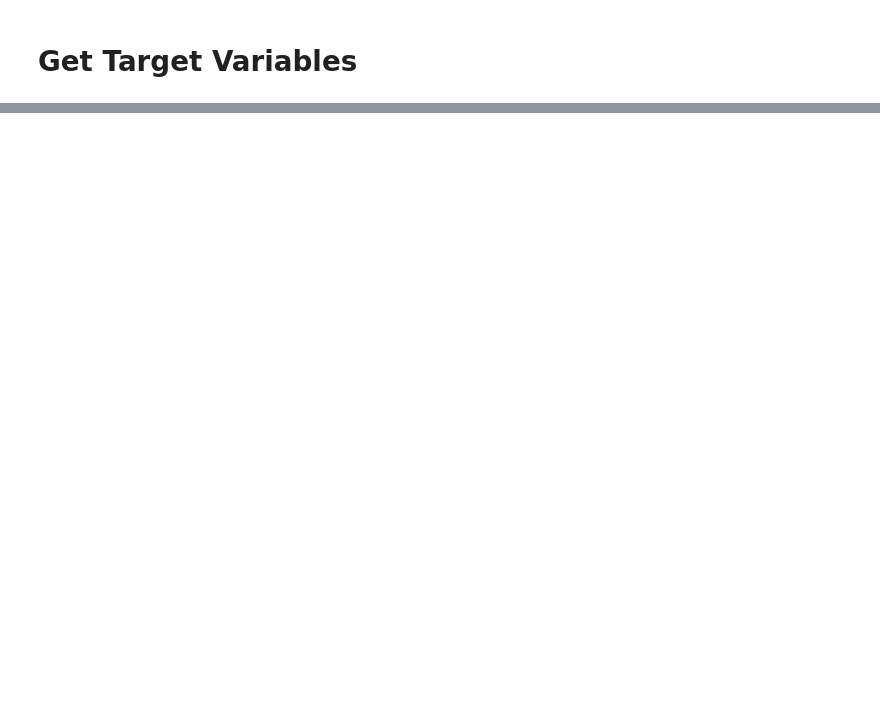
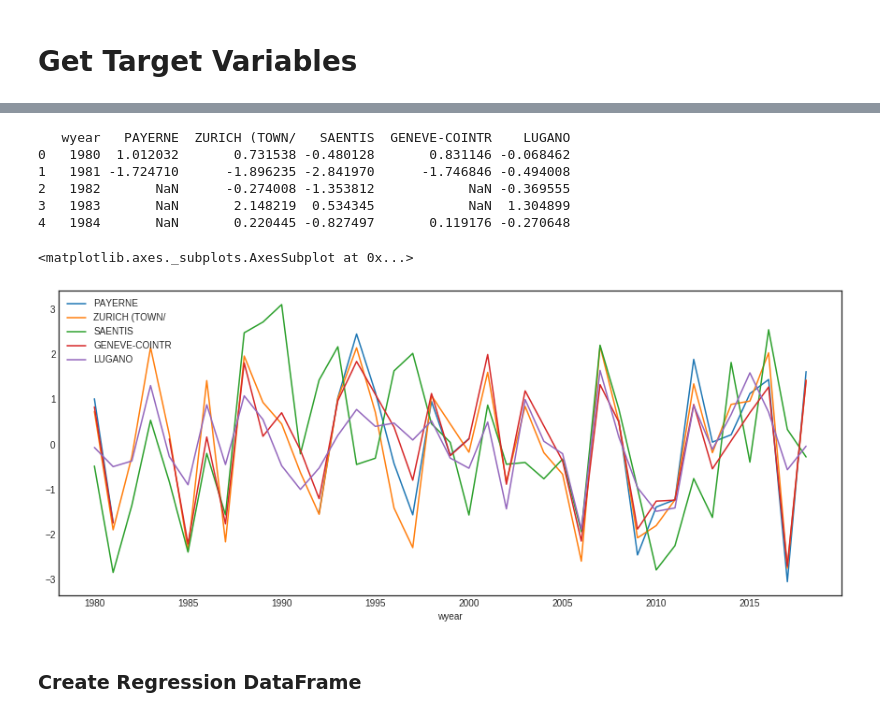
Before and after one commit to panhypersebastos/winter_predictor, a Jupyter notebook: station_prediction.ipynb, the cells around one changed output, grey strips where cells are left out. Drawn from its saved outputs; the diff is of its cells as text; code cells hidden in the pictures; blank space fills up the shorter version.

Commit message:
Prediction works for one country. Starting parallel code to scan the world

```diff
--- a/station_prediction.ipynb
+++ b/station_prediction.ipynb
@@ -116,0 +373,4 @@ def queryAnom(this_variable, this_grid_df):
+# %%
+# Find Swiss stations
+sta_df = pd.DataFrame(list(db.stations.find(filter={'country': 'SWITZERLAND'})))
+sta_df
@@ -116,0 +429,2 @@ def queryAnom(this_variable, this_grid_df):
+# %%
+ids = sta_df.station_id#[:5]
@@ -116,0 +450,13 @@ def queryAnom(this_variable, this_grid_df):
+# %%
+# Generic rename function
+def station_id_to_name(all_df0):
+    idf = all_df0.drop(columns='wyear').columns
+    sta_df0 = pd.DataFrame(list(db.stations.find(filter={'station_id': {"$in": list(idf)}})))
+
+    nam_df = sta_df0.query('station_id in @idf').pipe(lambda df: df[['station_id', 'name']])
+    newnames = dict(nam_df.to_dict('split')['data'])
+    all_df = all_df0.rename(columns=newnames)
+    return(all_df)
+
+all_df = station_id_to_name(all_df0=all_df0)
+all_df.head()
@@ -116,0 +485,37 @@ def queryAnom(this_variable, this_grid_df):
+# %%
+# Rem: the following copy would be wrong:
+# Problem copy var by reference, see the "Python for Data Science" book p.390
+# ind_df = all_df # Instead do:
+anom_df = pd.DataFrame(all_df)
+
+colnames = anom_df.drop(columns='wyear').columns
+
+for colname in colnames:
+    #colname = colnames[0]
+    model = skl_lm.LinearRegression()
+    # Handle the NA problem
+    reg_df = anom_df[['wyear', colname]].pipe(lambda df: df.dropna())
+    X = reg_df.wyear.values.reshape(-1, 1)
+    X_pred = anom_df.wyear.values.reshape(-1, 1)
+    y = reg_df[[colname]]
+    model.fit(X, y)
+    lm_pred = model.predict(X_pred)
+    anom_df['fit'] = lm_pred
+    anom_df[colname] = anom_df[colname] - anom_df['fit']
+
+anom_df = anom_df.drop(columns='fit')
+anom_df.head()
+# %% [output]
+   wyear   PAYERNE  ZURICH (TOWN/   SAENTIS  GENEVE-COINTR    LUGANO
+0   1980  1.012032       0.731538 -0.480128       0.831146 -0.068462
+1   1981 -1.724710      -1.896235 -2.841970      -1.746846 -0.494008
+2   1982       NaN      -0.274008 -1.353812            NaN -0.369555
+3   1983       NaN       2.148219  0.534345            NaN  1.304899
+4   1984       NaN       0.220445 -0.827497       0.119176 -0.270648
+# %%
+anom_df.plot(x='wyear', figsize=(15,6))
+# %% [output]
+<matplotlib.axes._subplots.AxesSubplot at 0x...>
+[figure, added]
+# %% [markdown]
+### Create Regression DataFrame
```
Also changed, not shown: parts of 33 cells of this notebook, 4 other files.
